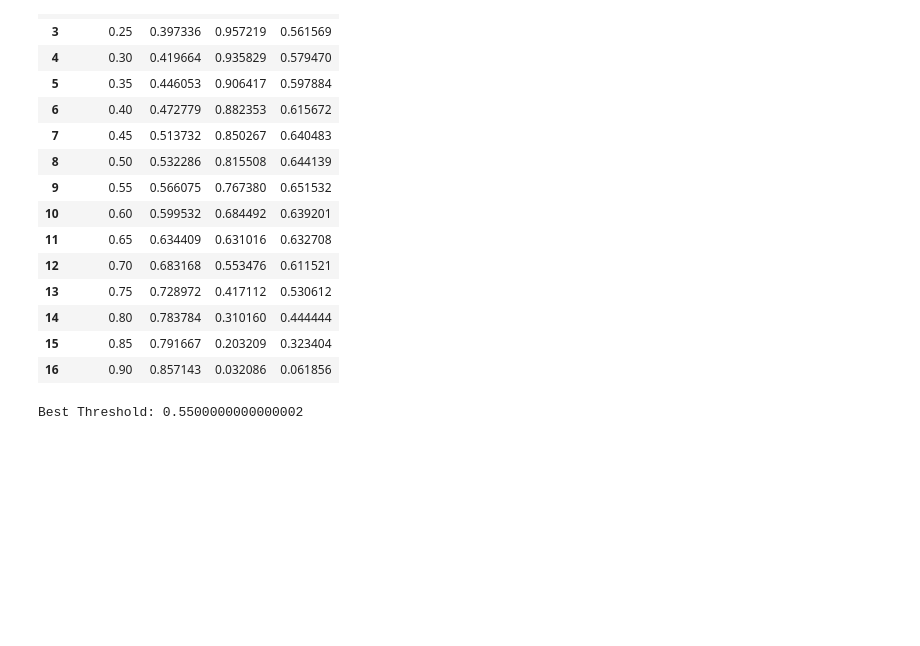
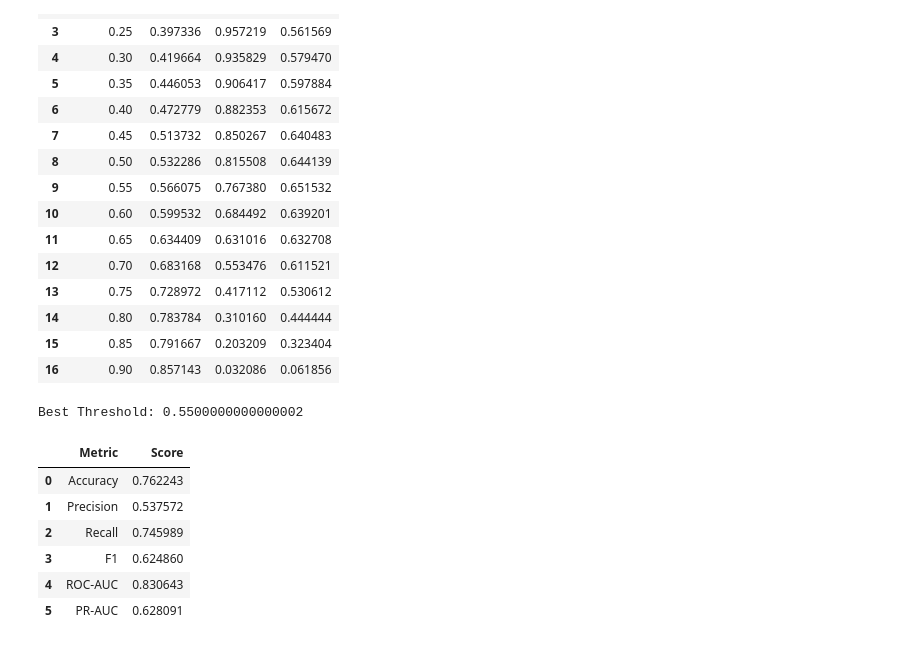
Before and after one commit to msmhtaghavi/customer-churn-prediction, a Jupyter notebook: notebooks/08_model_improvement.ipynb, the cells around one changed output. Cells and saved outputs as stored; diff of their text form; code cells hidden in the pictures; blank space fills up the shorter version.

Commit message:
Evaluate final model on holdout test set

```diff
--- a/notebooks/08_model_improvement.ipynb
+++ b/notebooks/08_model_improvement.ipynb
@@ -144,3 +144,49 @@ best_threshold = threshold_df.loc[
 print("Best Threshold:", best_threshold)
 # %% [output]
 Best Threshold: 0.5500000000000002
+# %%
+X_test = pd.read_csv(
+    "../data/processed/X_test.csv"
+)
+
+y_test = pd.read_csv(
+    "../data/processed/y_test.csv"
+).squeeze()
+# %%
+y_test_prob = best_model.predict_proba(X_test)[:, 1]
+
+y_test_pred = (
+    y_test_prob >= best_threshold
+).astype(int)
+# %%
+from sklearn.metrics import (
+    accuracy_score,
+    precision_score,
+    recall_score,
+    f1_score,
+    roc_auc_score,
+    average_precision_score,
+    confusion_matrix
+)
+
+final_results = {
+    "Accuracy": accuracy_score(y_test, y_test_pred),
+    "Precision": precision_score(y_test, y_test_pred),
+    "Recall": recall_score(y_test, y_test_pred),
+    "F1": f1_score(y_test, y_test_pred),
+    "ROC-AUC": roc_auc_score(y_test, y_test_prob),
+    "PR-AUC": average_precision_score(y_test, y_test_prob)
+}
+
+pd.DataFrame(
+    final_results.items(),
+    columns=["Metric", "Score"]
+)
+# %% [output]
+|  | Metric | Score |
+| 0 | Accuracy | 0.762243 |
+| 1 | Precision | 0.537572 |
+| 2 | Recall | 0.745989 |
+| 3 | F1 | 0.624860 |
+| 4 | ROC-AUC | 0.830643 |
+| 5 | PR-AUC | 0.628091 |
```
